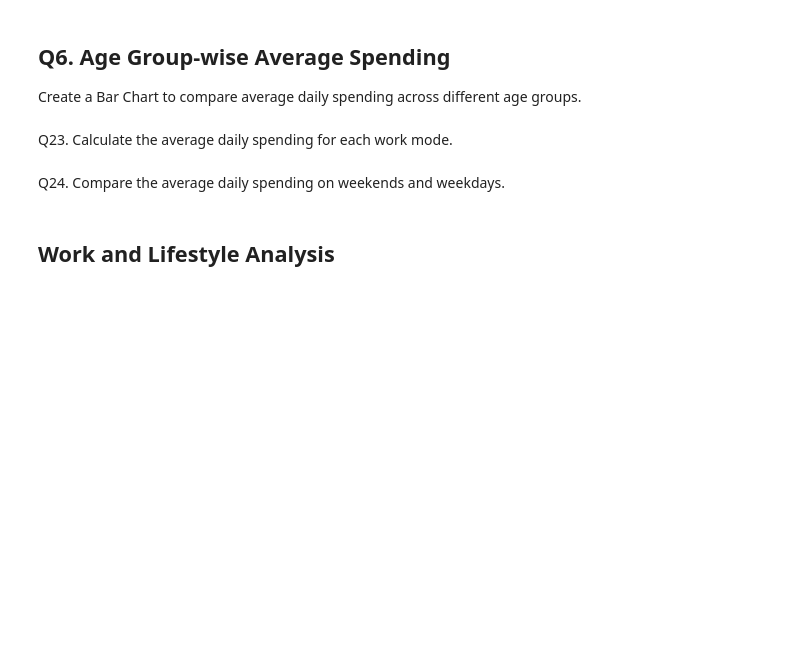
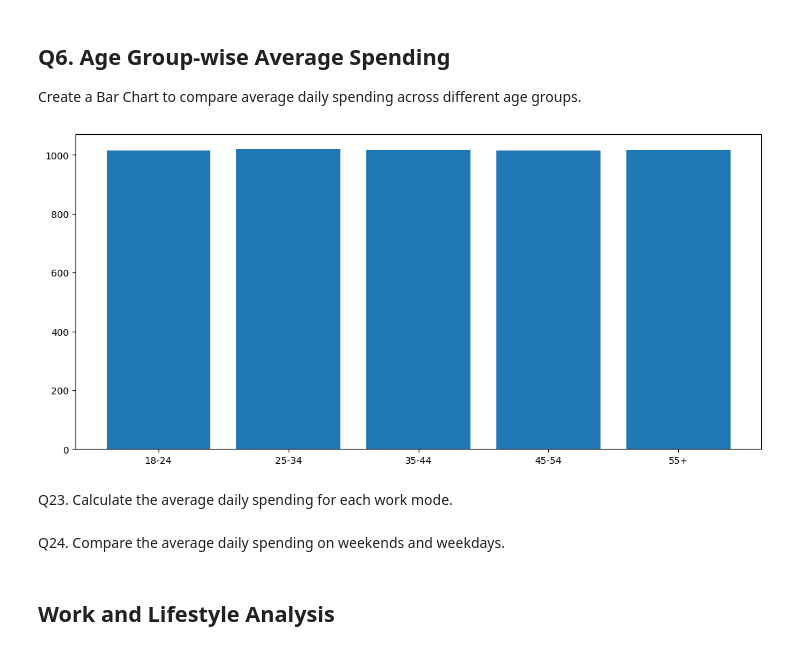
Before and after one commit to Suraj-kumar121K/PANDAS-CURSE, a Jupyter notebook: smart_city_urban_life_analysis_Project/EDA_Problem.ipynb, the cells around one changed output. Cells and saved outputs as stored; diff of their text form; code cells hidden in the pictures; blank space fills up the shorter version.

```diff
--- a/smart_city_urban_life_analysis_Project/EDA_Problem.ipynb
+++ b/smart_city_urban_life_analysis_Project/EDA_Problem.ipynb
@@ -898,3 +993,8 @@ Pune         12772206.26
 Name: Daily_Spending_INR, dtype: float64
 # %% [markdown]
 Q22. Calculate the average daily spending for each age group.
+# %%
+avg_daily_spending = (
+    dc.groupby("Age_Group")["Daily_Spending_INR"].mean().round(2)
+)
+avg_daily_spending
@@ -901,6 +1009,15 @@ Q22. Calculate the average daily spending for each age group.
 # %% [markdown]
 ## Q6. Age Group-wise Average Spending
 Create a Bar Chart to compare average daily spending across different age groups.
+# %%
+plt.figure(figsize=(13, 6), facecolor="white")
+
+bars = plt.bar(
+    avg_daily_spending.index,
+    avg_daily_spending.values
+)
+# %% [output]
+[figure, added]
 # %% [markdown]
 Q23. Calculate the average daily spending for each work mode.
 # %% [markdown]
```
Also changed, not shown: parts of 6 cells of this notebook.
